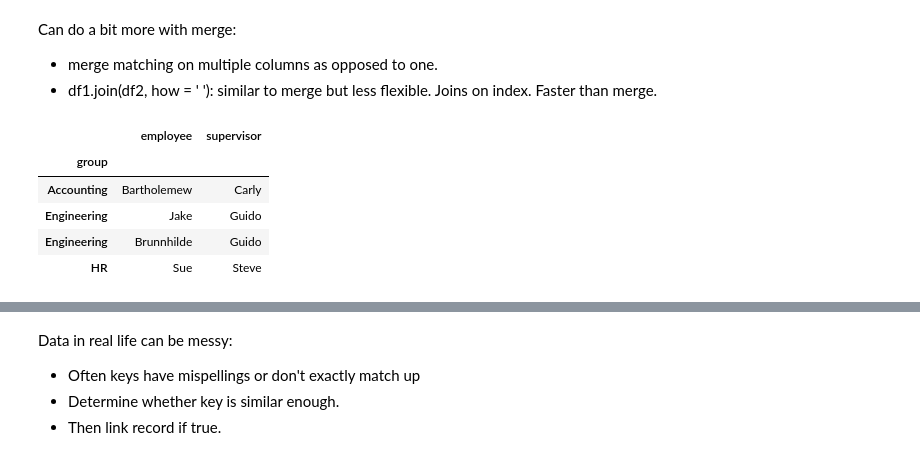
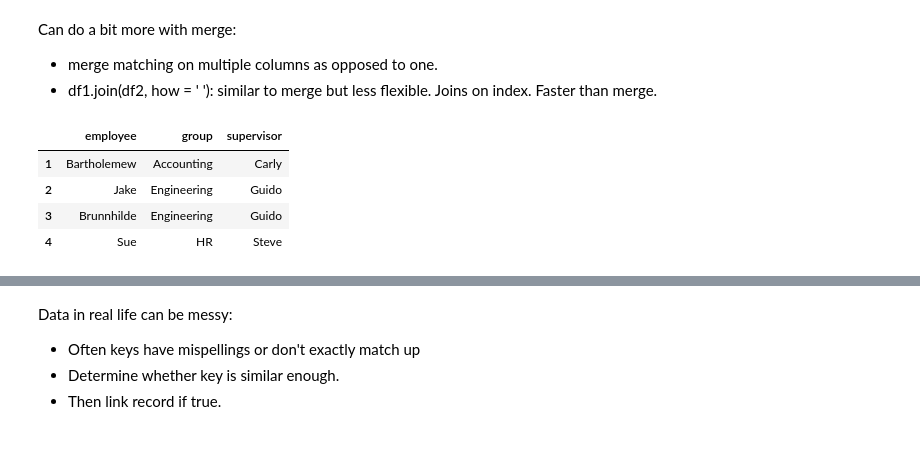
Before and after one commit to williambguo/NYC_DS_082624, a Jupyter notebook: Phase1_PandasGroupJoin/Ph1_T5_6_Combining_Data.ipynb, the cells around one changed output, grey strips where cells are left out. Saved outputs shown, nothing was run; the diff lists cells and outputs as text; code cells hidden in the pictures.

```diff
--- a/Phase1_PandasGroupJoin/Ph1_T5_6_Combining_Data.ipynb
+++ b/Phase1_PandasGroupJoin/Ph1_T5_6_Combining_Data.ipynb
@@ -257,11 +268,10 @@ Can do a bit more with merge:
 - merge matching on multiple columns as opposed to one.
 - df1.join(df2, how = ' '): similar to merge but less flexible. Joins on index. Faster than merge.
 # %%
-df1.set_index('group').join(df2.set_index('group'), how = 'inner')
+df1.join(df2.set_index('group'), on = 'group', how = 'inner')
 # %% [output]
-|  | employee | supervisor |
-| group |  |  |
-| Accounting | Bartholemew | Carly |
-| Engineering | Jake | Guido |
-| Engineering | Brunnhilde | Guido |
-| HR | Sue | Steve |
+|  | employee | group | supervisor |
+| 1 | Bartholemew | Accounting | Carly |
+| 2 | Jake | Engineering | Guido |
+| 3 | Brunnhilde | Engineering | Guido |
+| 4 | Sue | HR | Steve |
```
Also changed, not shown: parts of 4 cells of this notebook, 2 other files.
